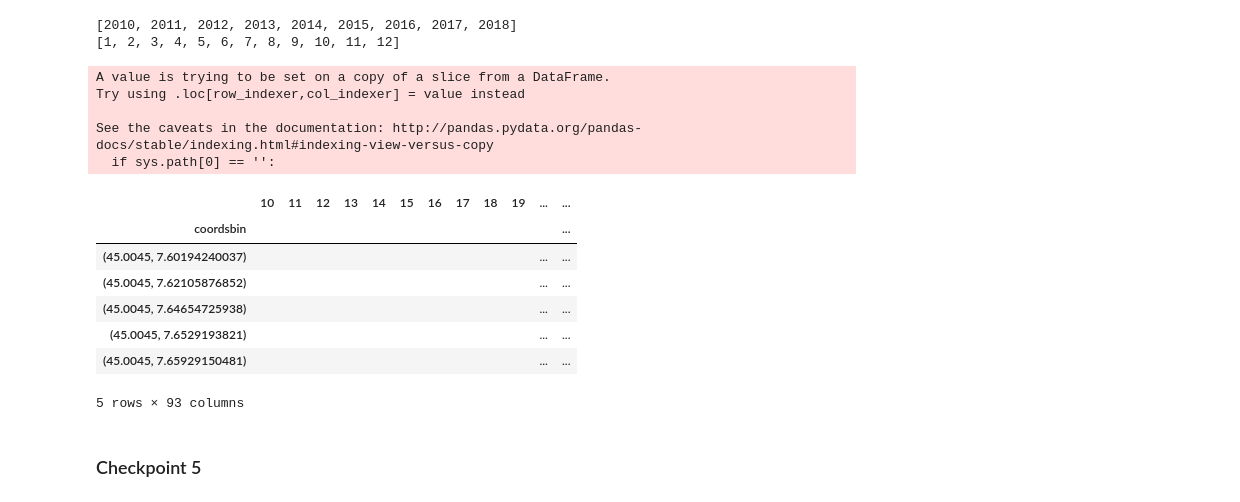
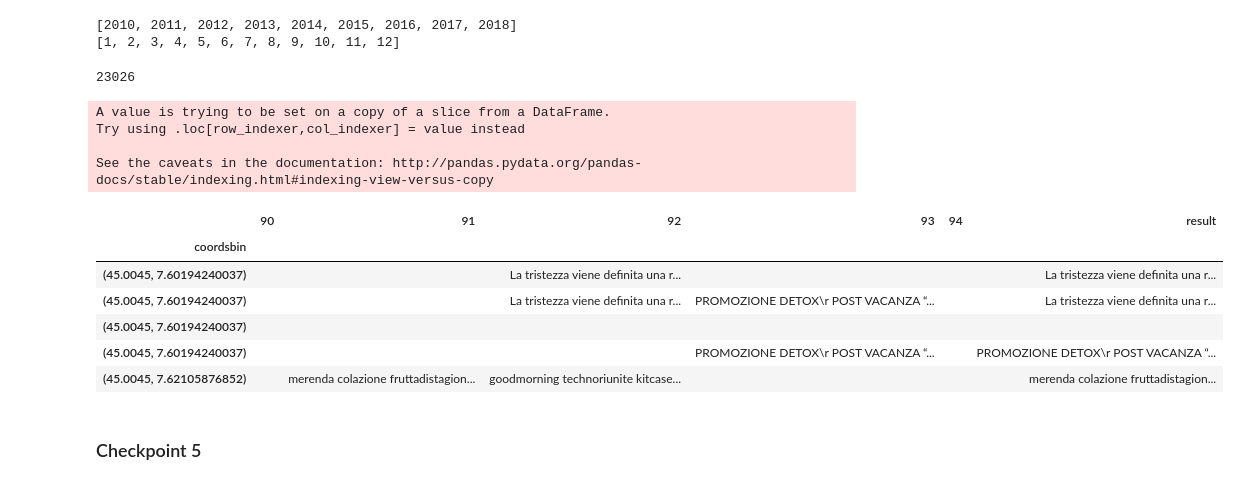
Before and after one commit to EArtiges/Lagrange_Progetto, a Jupyter notebook: TorInstagram_Git.ipynb, the cells around one changed output. Saved outputs shown, nothing was run; the diff lists cells and outputs as text; code cells hidden in the pictures.

```diff
--- a/TorInstagram_Git.ipynb
+++ b/TorInstagram_Git.ipynb
@@ -734,40 +745,50 @@ print sorted(list_months)
 # %%
 # My version NEW
 df_classified=pd.DataFrame()
-for month in sorted(set(df_new_index.month_abs)):
+start=80
+threshold=df_new_index.date.loc[df_new_index['month_abs']==start].count()
+print threshold
+sample_first = True
+group_first = False
+for month in sorted(set(df_new_index.month_abs))[start:start+5]:
         # Human-readable date
         year_month=(min(list_years)+(month-month%12)/12, month%12+1)
         #Select only the data corresponding to this month
         df_sliced=df_new_index.loc[df_new_index['month_abs']==month]
         gc.collect()
         #Group the data by bin and join the text of all the posts grouped this way
-        df_sliced['text'] = df_sliced.groupby('coordsbin')['text'].transform(lambda x: ','.join(x))
+        if sample_first:
+            nsamples = min(threshold, df_sliced.count()[0])
+            D = df_sliced.sample(nsamples)
+            df_sliced['text'] = D.groupby('coordsbin')['text'].transform(lambda x: ','.join(x))
+        elif group_first:
+            D = df_sliced.groupby('coordsbin').sample(n=threshold)
+            df_sliced['text'] = D['text'].transform(lambda x: ','.join(x))
         #drop the potential duplicates
         # Some posts, at various dates, have the same text in them. We keep only the
         # first occurence and discard the next ones.
         df=(df_sliced[['text','coordsbin']].drop_duplicates())
         df.set_index('coordsbin', inplace=True)
         df.rename(columns={"text": month},inplace=True)
         df_classified=df_classified.merge(df, how='outer', left_index=True,right_index=True)
 df_classified.fillna(value='',inplace=True)
 series_list = [df_classified[c] for c in df_classified.columns[:-1]]
 # concatenate:
-df_classified['result'] = [s.strip() for s in series_list[0].str.cat(series_list[1:], sep=' ')]
+df_classified['result'] = [s.strip() for s in series_list[0].str.cat(series_list, sep=' ')]
 df_classified.head()
 # %% [output]
-A value is trying to be set on a copy of a slice from a DataFrame.
-Try using .loc[row_indexer,col_indexer] = value instead
-
-See the caveats in the documentation: http://pandas.pydata.org/pandas-docs/stable/indexing.html#indexing-view-versus-copy
-  if sys.path[0] == '':
+23026
+A value is trying to be set on a copy of a slice from a DataFrame.
+Try using .loc[row_indexer,col_indexer] = value instead
+
+See the caveats in the documentation: http://pandas.pydata.org/pandas-docs/stable/indexing.html#indexing-view-versus-copy
-|  | 10 | 11 | 12 | 13 | 14 | 15 | 16 | 17 | 18 | 19 | ... | ... |
-| coordsbin |  |  |  |  |  |  |  |  |  |  |  | ... |
-| (45.0045, 7.60194240037) |  |  |  |  |  |  |  |  |  |  | ... | ... |
-| (45.0045, 7.62105876852) |  |  |  |  |  |  |  |  |  |  | ... | ... |
-| (45.0045, 7.64654725938) |  |  |  |  |  |  |  |  |  |  | ... | ... |
-| (45.0045, 7.6529193821) |  |  |  |  |  |  |  |  |  |  | ... | ... |
-| (45.0045, 7.65929150481) |  |  |  |  |  |  |  |  |  |  | ... | ... |
+|  | 90 | 91 | 92 | 93 | 94 | result |
+| coordsbin |  |  |  |  |  |  |
+| (45.0045, 7.60194240037) |  |  | La tristezza viene definita una r... |  |  | La tristezza viene definita una r... |
+| (45.0045, 7.60194240037) |  |  | La tristezza viene definita una r... | PROMOZIONE DETOX\r POST VACANZA “... |  | La tristezza viene definita una r... |
+| (45.0045, 7.60194240037) |  |  |  |  |  |  |
+| (45.0045, 7.60194240037) |  |  |  | PROMOZIONE DETOX\r POST VACANZA “... |  | PROMOZIONE DETOX\r POST VACANZA “... |
+| (45.0045, 7.62105876852) |  | merenda colazione fruttadistagion... | goodmorning technoriunite kitcase... |  |  | merenda colazione fruttadistagion... |
-5 rows × 93 columns
 # %% [markdown]
 ### Checkpoint 5
 # %%
```
Also changed, not shown: parts of 17 cells of this notebook.
